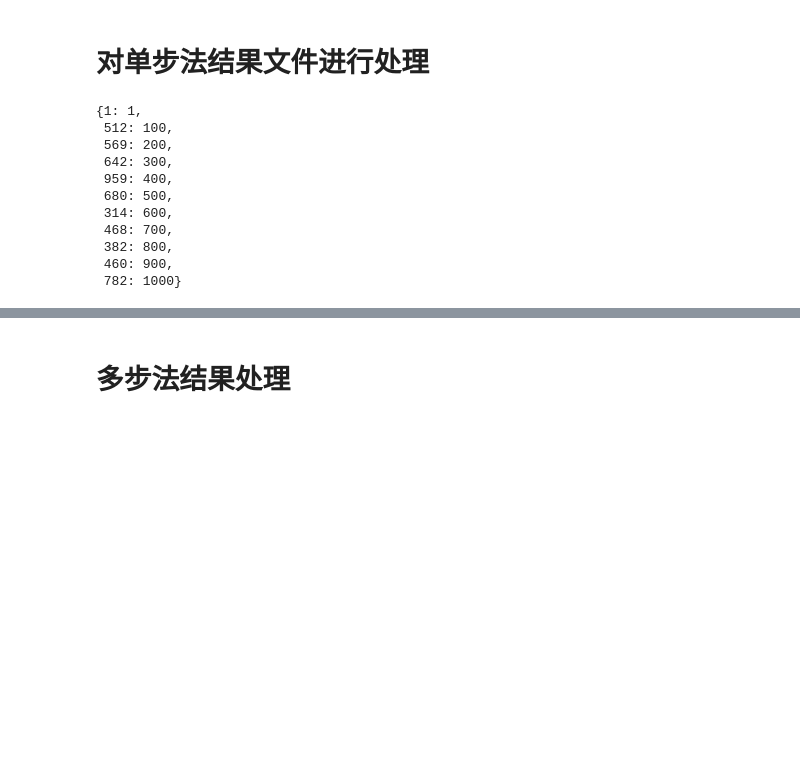
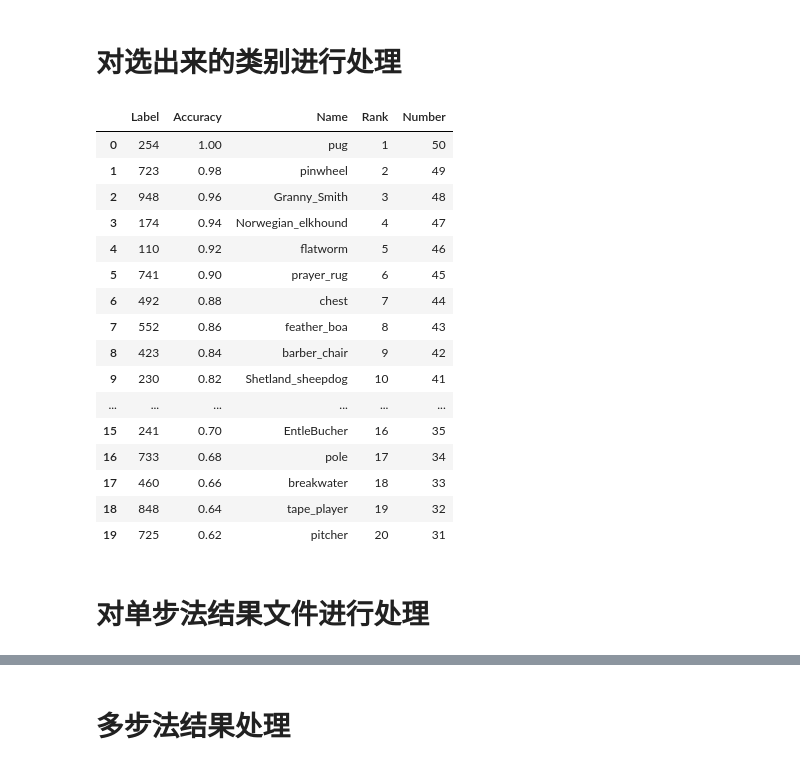
Before and after one commit to zhaobenyan51129/robustness_with_visualization, a Jupyter notebook: data_analysis_classified.ipynb, the cells around one changed output, grey strips where cells are left out. Cells and saved outputs as stored; diff of their text form; code cells hidden in the pictures; blank space fills up the shorter version.

```diff
--- a/data_analysis_classified.ipynb
+++ b/data_analysis_classified.ipynb
@@ -79,0 +103,62 @@ print(result)
+# %% [markdown]
+# 对选出来的类别进行处理
+# %%
+import numpy as np
+import json
+import pandas as pd
+import os
+
+acc_path = './data_stage2/class_acc_vit_b_16.json'
+imagenet_class_index_path='data/imagenet_class_index.json'
+chinese_class_index_path = 'data/chinese_class_index.json'
+
+with open(imagenet_class_index_path) as f:
+    class_index_dict = json.load(f)
+
+with open(chinese_class_index_path) as f:
+    chinese_class_index_dict = json.load(f)
+
+with open(acc_path) as f:
+    acc = json.load(f)
+
+id_list = ['110', '174', '230', '241', '249', '254', '369', '408', '423', '460', '492', '534', '552', '723', '725', '733', '741', '751', '848', '948']
+# %%
+# 将id_list中的类别的id、准确率、按照准确率的排名、中文名、英文名组合成一个pandas.DataFrame
+data = []
+
+for class_id in id_list:
+    if class_id in class_index_dict:
+        imagenet_id, english_name = class_index_dict[class_id]
+        # chinese_name = chinese_class_index_dict.get(class_id, '未知')
+        accuracy = acc.get(imagenet_id, 0.0)
+        data.append([class_id, accuracy, english_name])
+
+# 创建 DataFrame
+df = pd.DataFrame(data, columns=['Label', 'Accuracy', 'Name'])
+
+# 按照准确率排序
+df = df.sort_values(by='Accuracy', ascending=False).reset_index(drop=True)
+
+# 添加排名列
+df['Rank'] = df.index + 1
+df['Number'] = (df['Accuracy'] * 50).astype(int)
+
+df
+# %% [output]
+|  | Label | Accuracy | Name | Rank | Number |
+| 0 | 254 | 1.00 | pug | 1 | 50 |
+| 1 | 723 | 0.98 | pinwheel | 2 | 49 |
+| 2 | 948 | 0.96 | Granny_Smith | 3 | 48 |
+| 3 | 174 | 0.94 | Norwegian_elkhound | 4 | 47 |
+| 4 | 110 | 0.92 | flatworm | 5 | 46 |
+| 5 | 741 | 0.90 | prayer_rug | 6 | 45 |
+| 6 | 492 | 0.88 | chest | 7 | 44 |
+| 7 | 552 | 0.86 | feather_boa | 8 | 43 |
+| 8 | 423 | 0.84 | barber_chair | 9 | 42 |
+| 9 | 230 | 0.82 | Shetland_sheepdog | 10 | 41 |
+| ... | ... | ... | ... | ... | ... |
+| 15 | 241 | 0.70 | EntleBucher | 16 | 35 |
+| 16 | 733 | 0.68 | pole | 17 | 34 |
+| 17 | 460 | 0.66 | breakwater | 18 | 33 |
+| 18 | 848 | 0.64 | tape_player | 19 | 32 |
+| 19 | 725 | 0.62 | pitcher | 20 | 31 |
@@ -80,20 +167,2 @@ print(result)
 # %% [markdown]
 # 对单步法结果文件进行处理
-# %%
-id2rankdict = {}
-id_list = result.keys()
-for id in id_list:
-    id2rankdict[int(id)] = result[id][-1]
-id2rankdict
-# %% [output]
-{1: 1,
- 512: 100,
- 569: 200,
- 642: 300,
- 959: 400,
- 680: 500,
- 314: 600,
- 468: 700,
- 382: 800,
- 460: 900,
- 782: 1000}
```
Also changed, not shown: parts of 31 cells of this notebook, 7 other files.
